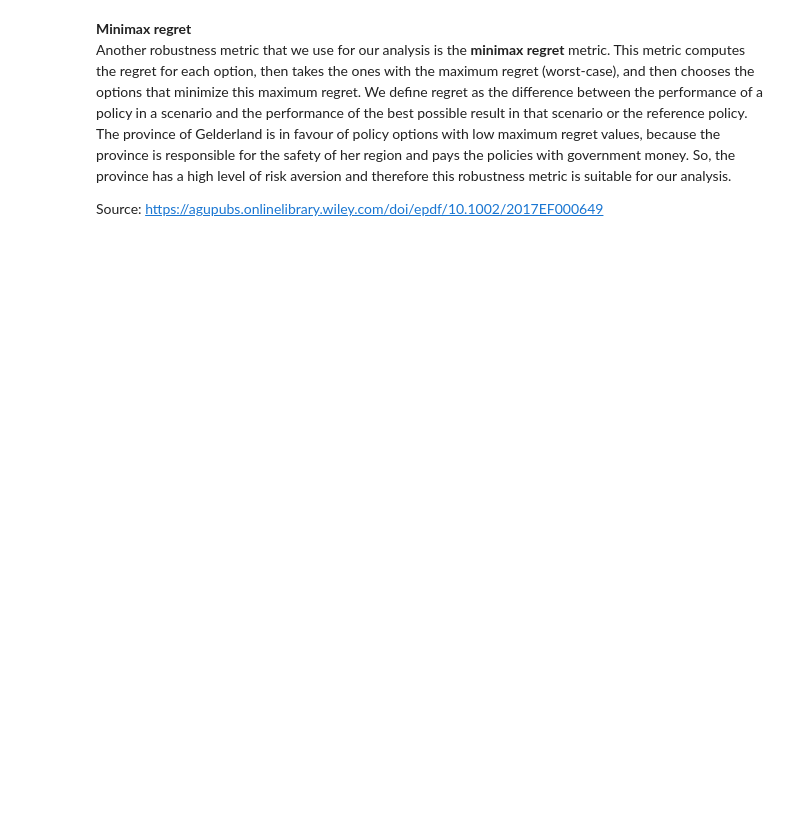
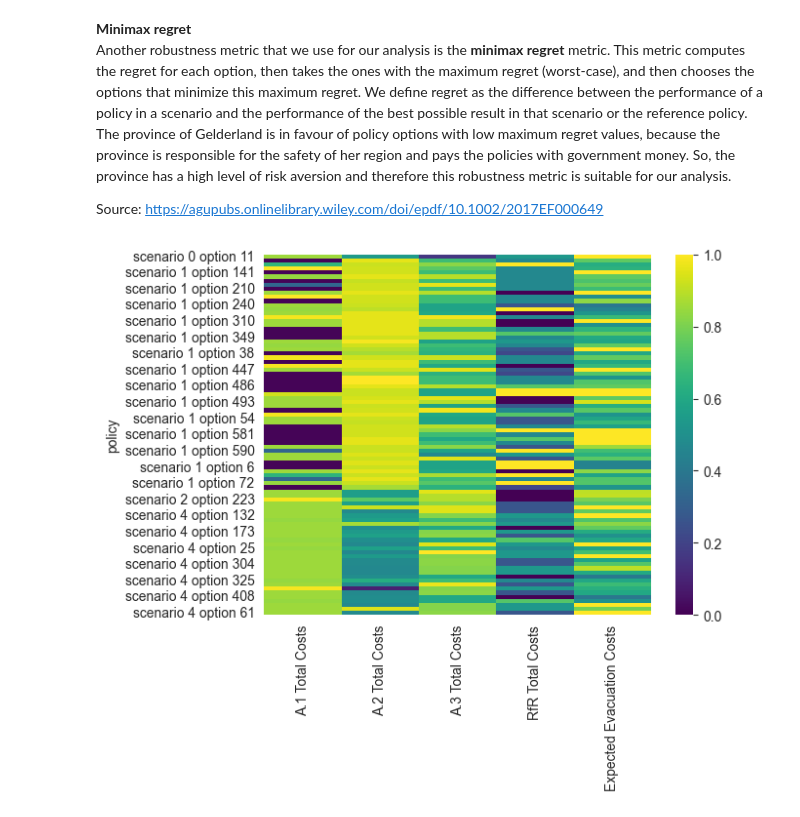
Before and after one commit to ndaswani1/EPA141A-labs, a Jupyter notebook: final assignment/dike_model_multi_scenario_MORDM.ipynb, the cells around one changed output. Saved outputs shown, nothing was run; the diff lists cells and outputs as text; code cells hidden in the pictures; blank space fills up the shorter version.

```diff
--- a/final assignment/dike_model_multi_scenario_MORDM.ipynb
+++ b/final assignment/dike_model_multi_scenario_MORDM.ipynb
@@ -657,33 +654,37 @@ Source: https://agupubs.onlinelibrary.wiley.com/doi/epdf/10.1002/2017EF000649
 # %%
 # Empty dictionaries to get the overall and maximum regret:
 overall_regret = {}
 max_regret = {}
 
 # Loop over all policies and outcomes respectively:
 for outcome in model.outcomes:
     policy_column = experiments['policy']
 
     # Create DataFrame to store the outcome, name of the policy and scenario:
     data = pd.DataFrame({outcome.name: outcomes[outcome.name],
                          "policy":experiments['policy'],
                          "scenario":experiments['scenario']})
 
     # Organise the data:
     data = data.pivot(index='scenario', columns='policy')
 
     # Flatten the hierarchical index from pivoting
     data.columns = data.columns.get_level_values(1)
 
     # Take the absolute difference of the maximum across the row and the actual values in the row
     outcome_regret = (data.max(axis=1).values[:, np.newaxis] - data).abs()
 
     overall_regret[outcome.name] = outcome_regret
     max_regret[outcome.name] = outcome_regret.max()
 
 # Visualise results in a heatmap:
 max_regret = pd.DataFrame(max_regret)
-sns.heatmap(max_regret/max_regret.max(), cmap='viridis', annot=True)
+max_regret = max_regret[['A.1 Total Costs', 'A.2 Total Costs', 'A.3 Total Costs', 'RfR Total Costs', 'Expected Evacuation Costs']]
+sns.heatmap(max_regret/max_regret.max(), cmap='viridis', annot=False)
+plt.savefig("./images/opt/regret_heatmap.png", bbox_inches='tight')
 plt.show()
+# %% [output]
+[figure, added]
 # %%
 # Visualise tradeoffs on a parallel plot:
 from ema_workbench.analysis import parcoords
```
Also changed, not shown: parts of 23 cells of this notebook, 5 other files.
